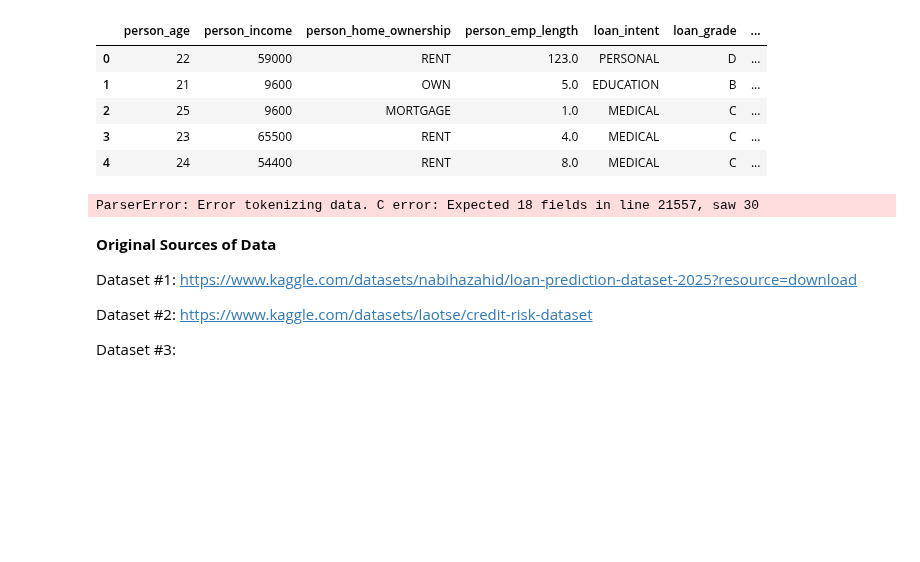
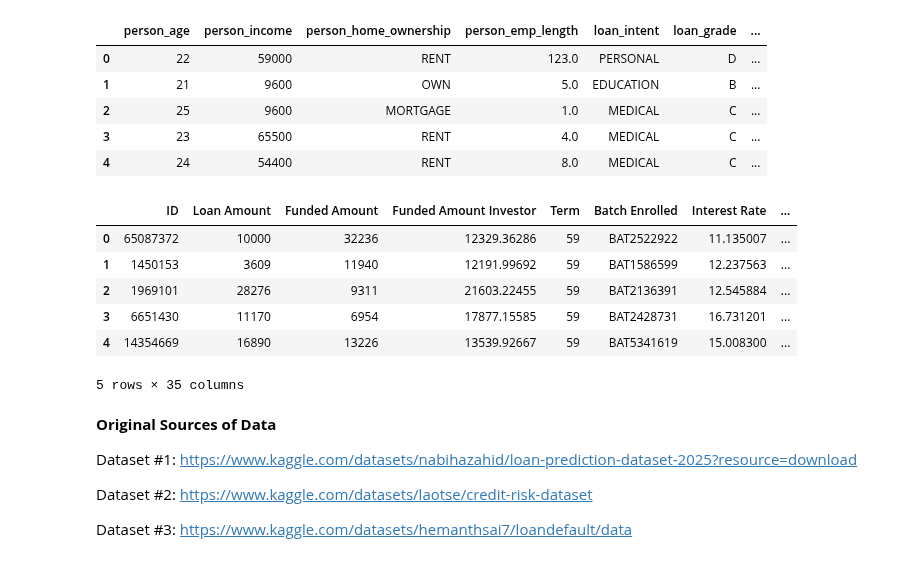
Before and after one commit to Spencer166/First, a Jupyter notebook: Capstone_Step_2.ipynb, the cells around one changed output. Saved outputs shown, nothing was run; the diff lists cells and outputs as text; code cells hidden in the pictures; blank space fills up the shorter version.

```diff
--- a/Capstone_Step_2.ipynb
+++ b/Capstone_Step_2.ipynb
@@ -27,10 +27,16 @@ df_2.head()
 | 4 | 24 | 54400 | RENT | 8.0 | MEDICAL | C | ... |
 # %%
 #Load Datatset #3
-df_3 = pd.read_csv('dataset_3.csv')
+df_3 = pd.read_csv('dataset_3_train.csv')
 df_3.head()
 # %% [output]
+|  | ID | Loan Amount | Funded Amount | Funded Amount Investor | Term | Batch Enrolled | Interest Rate | ... |
+| 0 | 65087372 | 10000 | 32236 | 12329.36286 | 59 | BAT2522922 | 11.135007 | ... |
+| 1 | 1450153 | 3609 | 11940 | 12191.99692 | 59 | BAT1586599 | 12.237563 | ... |
+| 2 | 1969101 | 28276 | 9311 | 21603.22455 | 59 | BAT2136391 | 12.545884 | ... |
+| 3 | 6651430 | 11170 | 6954 | 17877.15585 | 59 | BAT2428731 | 16.731201 | ... |
+| 4 | 14354669 | 16890 | 13226 | 13539.92667 | 59 | BAT5341619 | 15.008300 | ... |
-ParserError: Error tokenizing data. C error: Expected 18 fields in line 21557, saw 30
+5 rows × 35 columns
 # %% [markdown]
 **Original Sources of Data**
 
@@ -38,4 +44,4 @@ Dataset #1: https://www.kaggle.com/datasets/nabihazahid/loan-prediction-dataset-
 
 Dataset #2: https://www.kaggle.com/datasets/laotse/credit-risk-dataset
 
-Dataset #3:
+Dataset #3: https://www.kaggle.com/datasets/hemanthsai7/loandefault/data
```
